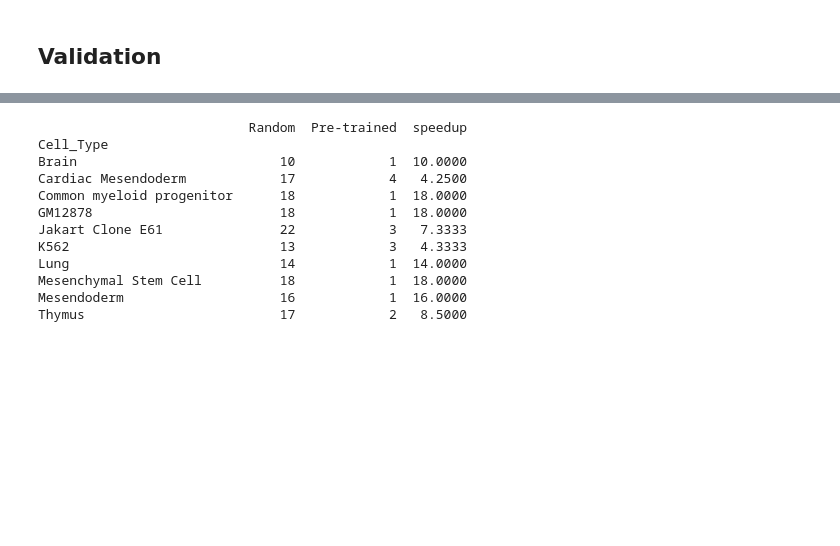
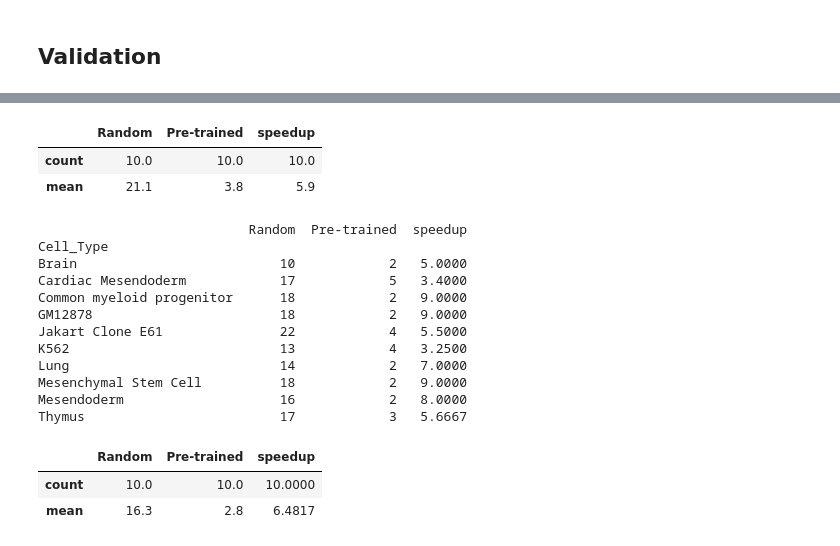
Before and after one commit to kipoi/manuscript, a Jupyter notebook: src/transfer_learning/plot.ipynb, the cells around one changed output, grey strips where cells are left out. Drawn from its saved outputs; the diff is of its cells as text; code cells hidden in the pictures; blank space fills up the shorter version.

```diff
--- a/src/transfer_learning/plot.ipynb
+++ b/src/transfer_learning/plot.ipynb
@@ -117,0 +134,5 @@ plt
+# %%
+dfv_total_epoch_stacked = dfv[['Cell_Type', 'Model']].groupby(['Cell_Type', 'Model']).size().unstack()
+dfv_total_epoch_stacked.columns = ['Random', 'Pre-trained']
+dfv_total_epoch_stacked['speedup'] = dfv_total_epoch_stacked['Random']/dfv_total_epoch_stacked['Pre-trained']
+print(dfv_total_epoch_stacked.to_string())
@@ -118,22 +152,33 @@ plt
+# %%
+dfv_total_epoch_stacked.describe().head(2)
+# %% [output]
+|  | Random | Pre-trained | speedup |
+| count | 10.0 | 10.0 | 10.0 |
+| mean | 21.1 | 3.8 | 5.9 |
 # %%
 dfv_best_epoch_stacked = dfv_best_epoch.set_index(['Cell_Type', 'Model']).best_epoch.unstack()
 dfv_best_epoch_stacked.columns = ['Random', 'Pre-trained']
 dfv_best_epoch_stacked['speedup'] = dfv_best_epoch_stacked['Random']/dfv_best_epoch_stacked['Pre-trained']
-with pd.option_context('display.max_rows', None, 'display.max_columns', 3):
-    print(dfv_best_epoch_stacked)
+print(dfv_best_epoch_stacked.to_string())
 # %% [output]
                            Random  Pre-trained  speedup
 Cell_Type
-Brain                          10            1  10.0000
-Cardiac Mesendoderm            17            4   4.2500
-Common myeloid progenitor      18            1  18.0000
-GM12878                        18            1  18.0000
-Jakart Clone E61               22            3   7.3333
-K562                           13            3   4.3333
-Lung                           14            1  14.0000
-Mesenchymal Stem Cell          18            1  18.0000
-Mesendoderm                    16            1  16.0000
-Thymus                         17            2   8.5000
+Brain                          10            2   5.0000
+Cardiac Mesendoderm            17            5   3.4000
+Common myeloid progenitor      18            2   9.0000
+GM12878                        18            2   9.0000
+Jakart Clone E61               22            4   5.5000
+K562                           13            4   3.2500
+Lung                           14            2   7.0000
+Mesenchymal Stem Cell          18            2   9.0000
+Mesendoderm                    16            2   8.0000
+Thymus                         17            3   5.6667
+# %%
+dfv_best_epoch_stacked.describe().head(2)
+# %% [output]
+|  | Random | Pre-trained | speedup |
+| count | 10.0 | 10.0 | 10.0000 |
+| mean | 16.3 | 2.8 | 6.4817 |
 # %%
 plt.save("plots/fig3c.pdf", dpi=600)
 plt.save("plots/fig3c.png", dpi=600)
```
Also changed, not shown: parts of 8 cells of this notebook, 2 other files.
